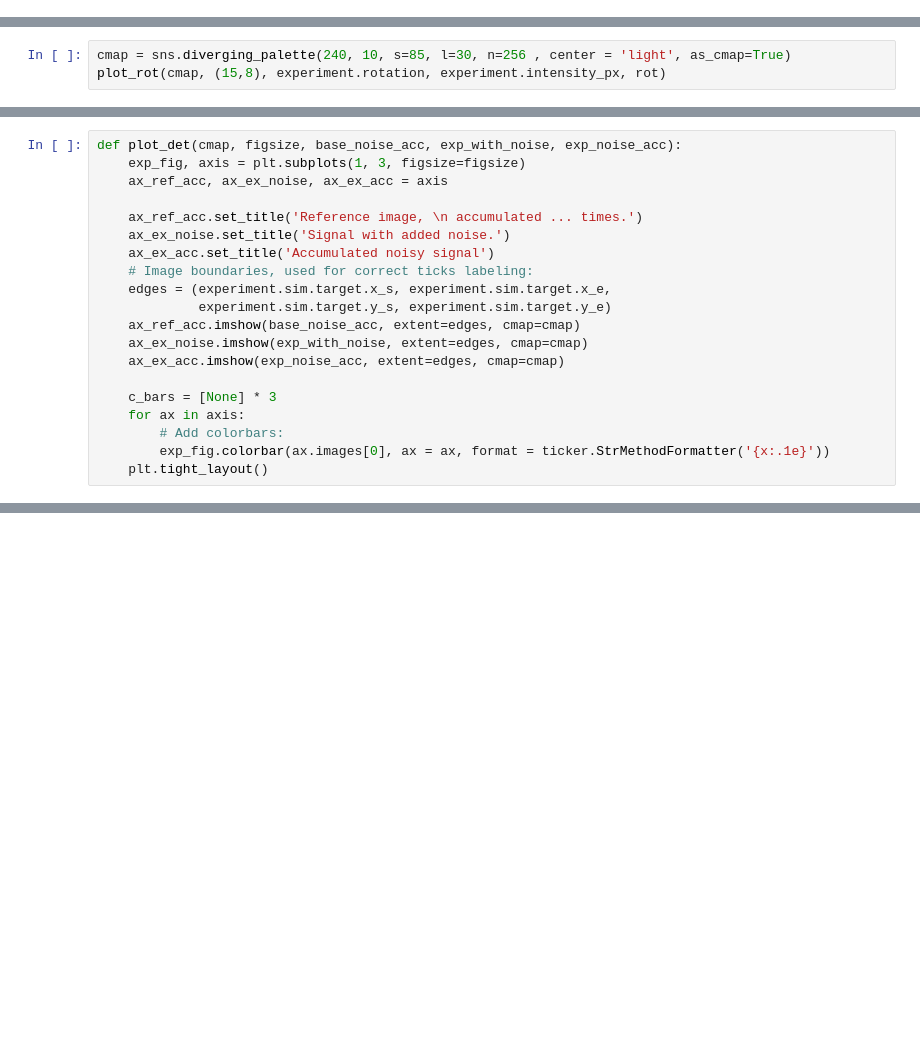
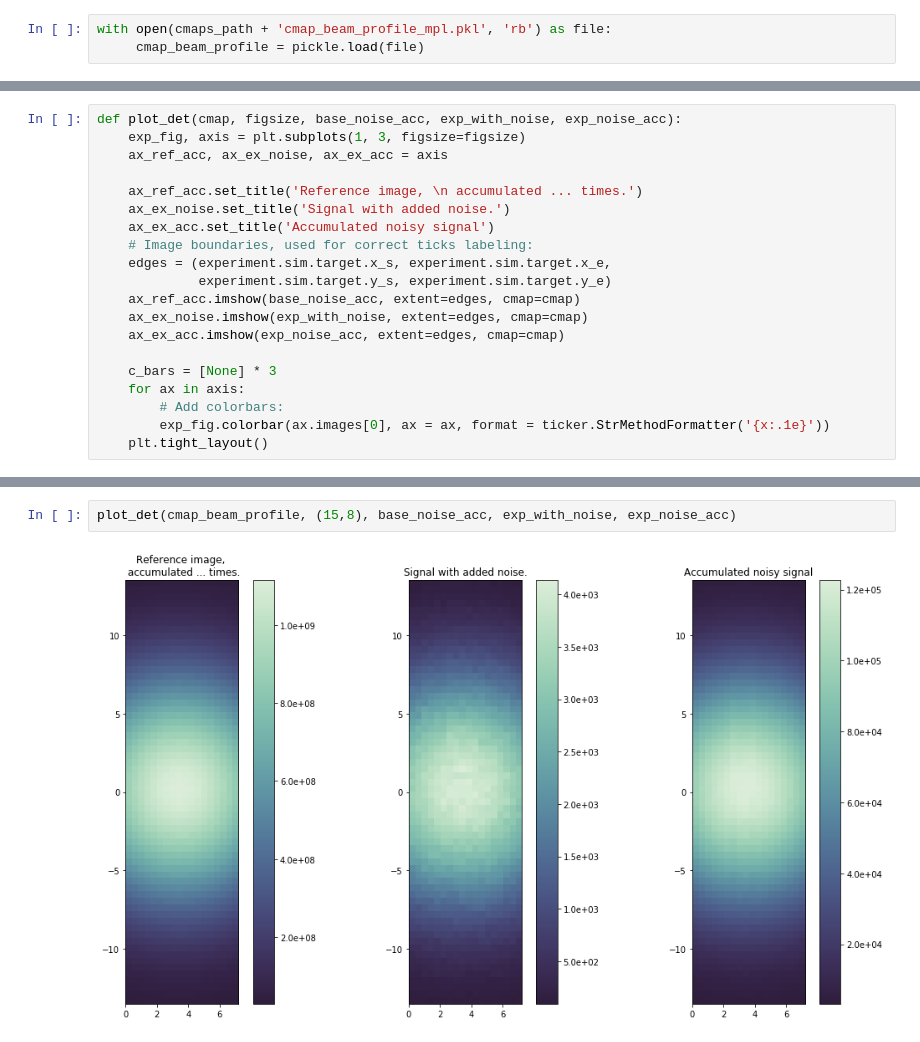
Before and after one commit to pordyna/fdrot, a Jupyter notebook: faraday_rotation_nb.ipynb, the cells around one changed output, grey strips where cells are left out. Saved outputs shown, nothing was run; the diff lists cells and outputs as text; blank space fills up the shorter version.

```diff
--- a/faraday_rotation_nb.ipynb
+++ b/faraday_rotation_nb.ipynb
@@ -122,3 +159,6 @@ Plots:
+# %%
+with open(cmaps_path + 'cmap_beam_profile_mpl.pkl', 'rb') as file:
+     cmap_beam_profile = pickle.load(file)
 # %%
 def plot_rot(cmap, figsize, rotation, intensity_px, re_rot):
     rot_fig, axis = plt.subplots(1, 3, figsize=figsize)
@@ -156,6 +196,3 @@ def plot_rot(cmap, figsize, rotation, intensity_px, re_rot):
     #for c_bar in c_bars:
      #   c_bar.ax.yaxis.set_major_locator(ticker.MaxNLocator(nbins = 'auto', prune=None))
     plt.tight_layout()
-# %%
-cmap = sns.diverging_palette(240, 10, s=85, l=30, n=256 , center = 'light', as_cmap=True)
-plot_rot(cmap, (15,8), experiment.rotation, experiment.intensity_px, rot)
@@ -197,0 +227,4 @@ sns.palplot(sns.cubehelix_palette(60, start=0.5, rot=-0.35, dark=0.1, light=0.7,
+# %%
+plot_det(cmap_beam_profile, (15,8), base_noise_acc, exp_with_noise, exp_noise_acc)
+# %% [output]
+[figure, added]
```
Also changed, not shown: parts of 17 cells of this notebook, 4 other files.
